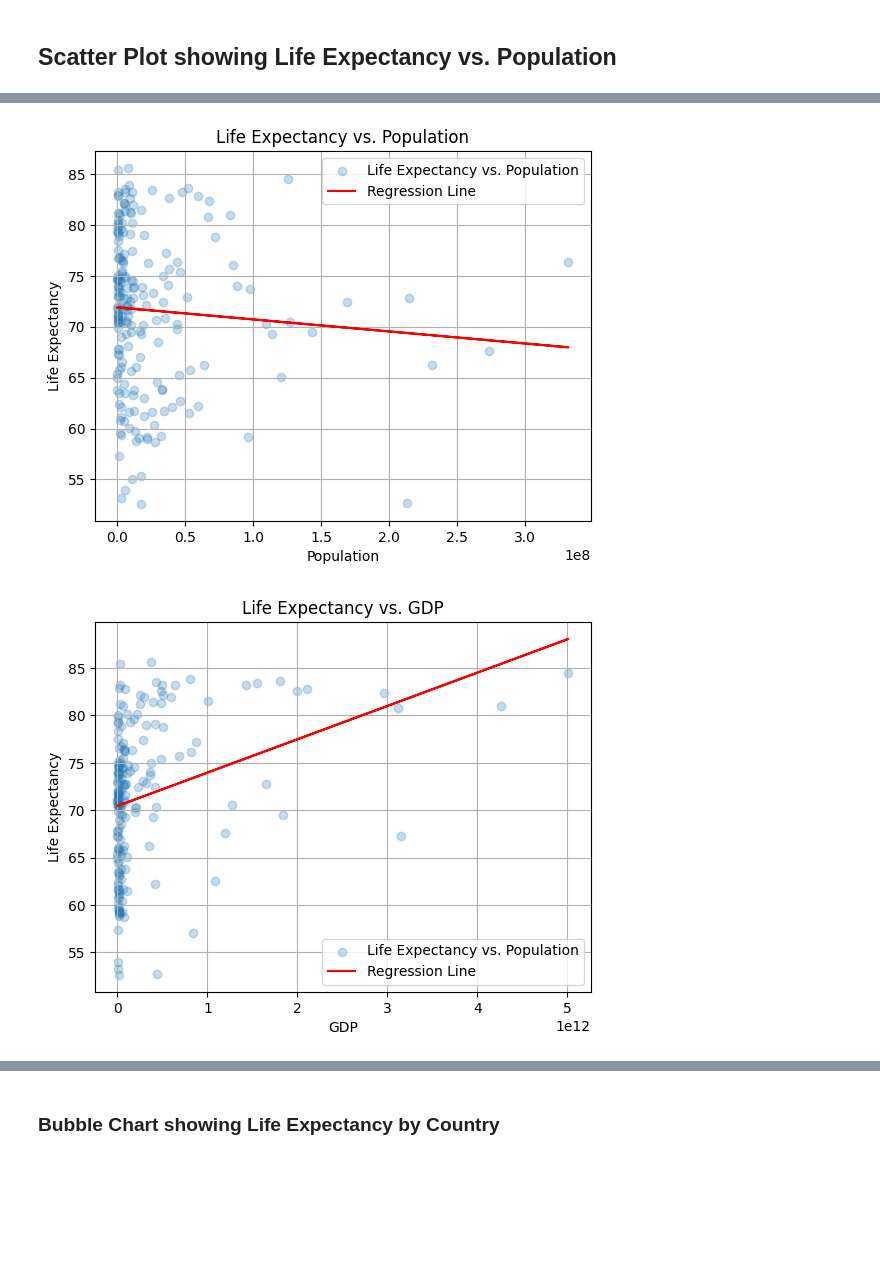
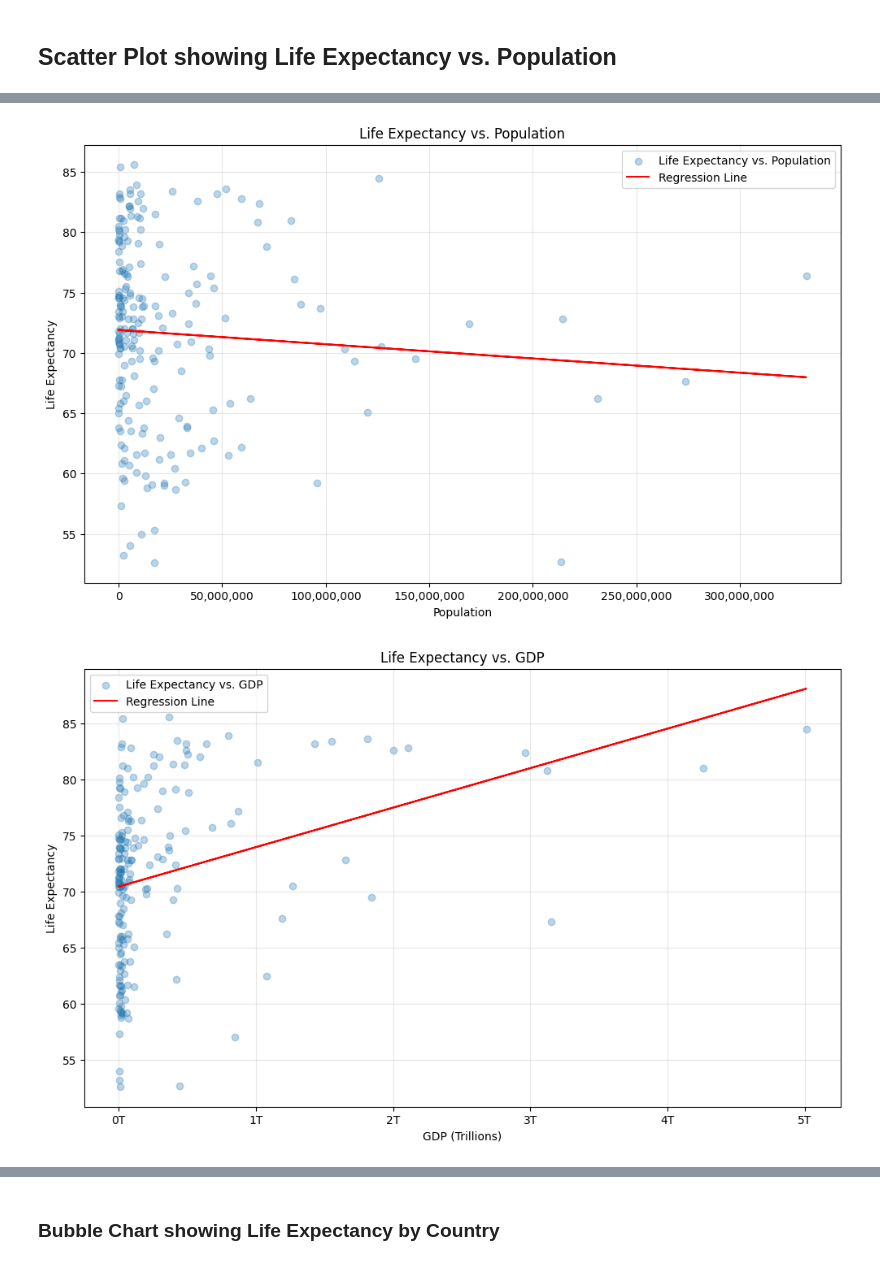
Before and after one commit to JNorthData/Life_Expectancy, a Jupyter notebook: life-expectancy.ipynb, the cells around one changed output, grey strips where cells are left out. Saved outputs shown, nothing was run; the diff lists cells and outputs as text; code cells hidden in the pictures; blank space fills up the shorter version.

```diff
--- a/life-expectancy.ipynb
+++ b/life-expectancy.ipynb
@@ -432,41 +427,50 @@ plt.show()
 # %%
 import numpy as np
 import matplotlib.pyplot as plt
-
+import matplotlib.ticker as ticker
 
 scatter_data = All_Data_df[(All_Data_df['Year'] == 2021) & (All_Data_df['Population'] < 400000000)].dropna(subset=['Population', 'Life Expectancy Avg'])
 
-
 x = np.array(scatter_data['Population'])
 y = np.array(scatter_data['Life Expectancy Avg'])
-
 
 # Calculate the regression line using NumPy's polyfit function
 coefficients = np.polyfit(x, y, 1)
 regression_line = np.poly1d(coefficients)
 
+plt.figure(figsize=(12, 7))
+
 # Create the scatter plot
-plt.scatter(x, y, alpha=.25, label='Life Expectancy vs. Population')
+plt.scatter(x, y, alpha=.3, label='Life Expectancy vs. Population')
 
 # Plot the regression line
+
 plt.plot(x, regression_line(x), color='red', label='Regression Line')
-
 
 # Add labels and legend
 plt.xlabel('Population')
 plt.ylabel('Life Expectancy')
 plt.title('Life Expectancy vs. Population')
+
 plt.legend()
-plt.grid()
+plt.grid(alpha=.3)
+
+# Customize the x-axis tick labels using FuncFormatter
+def format_population(x, pos):
+    return '{:,.0f}'.format(x)
+
+# Apply the custom formatter to the x-axis
+plt.gca().xaxis.set_major_formatter(ticker.FuncFormatter(format_population))
+
 
 # Display the plot
 plt.show()
 # %% [output]
-[figure, old version]
+[figure, new version]
 # %%
 import numpy as np
 import matplotlib.pyplot as plt
-
+from matplotlib.ticker import FuncFormatter
 
 scatter_data = All_Data_df[(All_Data_df['Year'] == 2021) & (All_Data_df['GDP'] < 10000000000000)]
 
@@ -478,22 +482,30 @@ coefficients = np.polyfit(x, y, 1)
 regression_line = np.poly1d(coefficients)
 
 # Create the scatter plot
-plt.scatter(x, y, alpha=.25, label='Life Expectancy vs. Population')
+plt.figure(figsize=(12, 7))
+plt.scatter(x, y, alpha=.3, label='Life Expectancy vs. GDP')
 
 # Plot the regression line
 plt.plot(x, regression_line(x), color='red', label='Regression Line')
 
 # Add labels and legend
-plt.xlabel('GDP')
+plt.xlabel('GDP (Trillions)')
 plt.ylabel('Life Expectancy')
 plt.title('Life Expectancy vs. GDP')
 plt.legend()
-plt.grid()
+plt.grid(alpha=.3)
+
+# Function to format x-axis labels with Trillions abbreviation
+def trillions_formatter(x, pos):
+    return f'{x/1e12:.0f}T'
+
+# Apply the custom formatter to the x-axis
+plt.gca().xaxis.set_major_formatter(FuncFormatter(trillions_formatter))
 
 # Display the plot
 plt.show()
 # %% [output]
-[figure, old version]
+[figure, new version]
 # %%
 import pandas as pd
 import numpy as np
```
Also changed, not shown: parts of 9 cells of this notebook, 3 other files.
